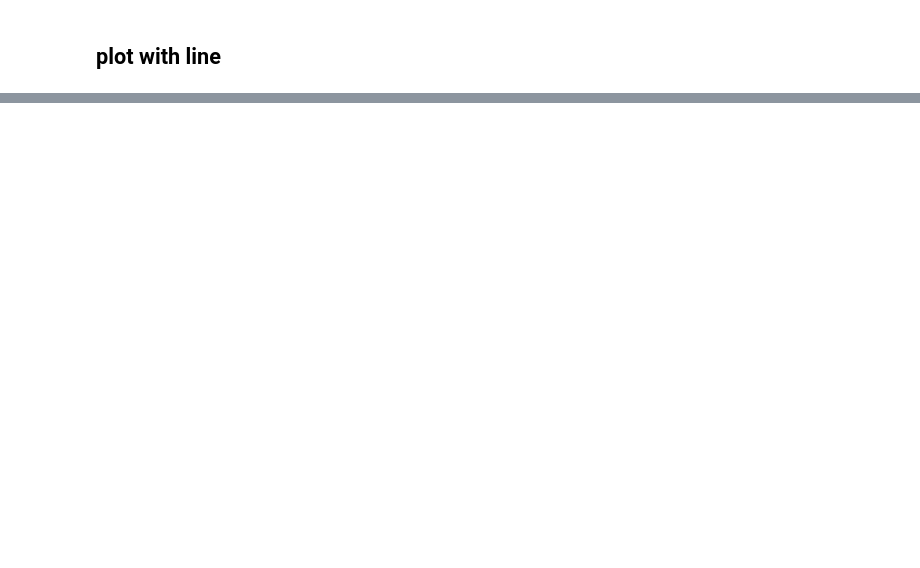
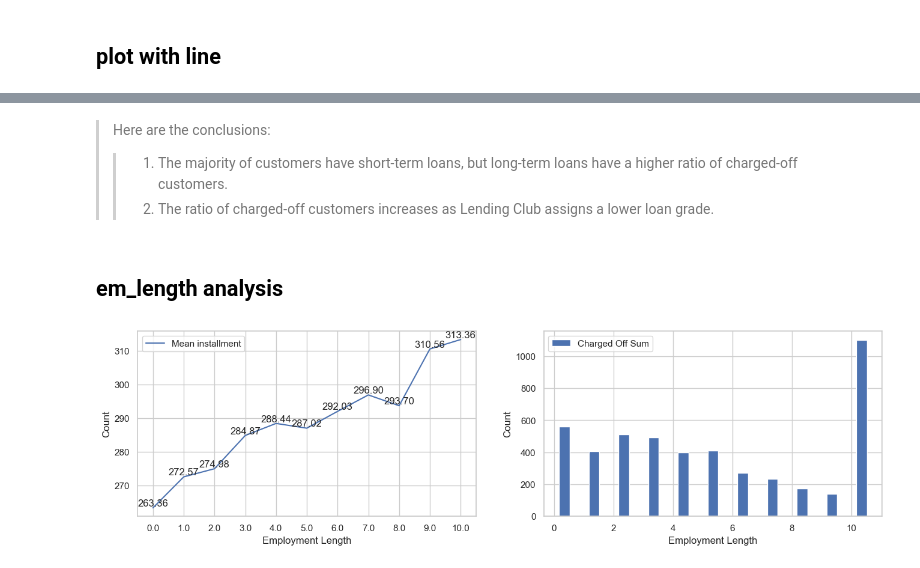
Before and after one commit to cuonghv0298/LendingClubCaseStudy, a Jupyter notebook: eda.ipynb, the cells around one changed output, grey strips where cells are left out. Cells and saved outputs as stored; diff of their text form; code cells hidden in the pictures; blank space fills up the shorter version.

```diff
--- a/eda.ipynb
+++ b/eda.ipynb
@@ -734,8 +587,2 @@ Data columns (total 20 columns):
 dtypes: float64(9), int64(5), object(6)
 memory usage: 5.3+ MB
-# %%
-corr_columns= ['loan_amnt','funded_amnt','funded_amnt_inv', 'int_rate','installment','emp_length','annual_inc','dti', 'mths_since_last_delinq','pub_rec_bankruptcies']
-corr = df[corr_columns].corr()
-sns.set(font_scale=1.1)
-sns.clustermap(corr, annot=True, figsize=(12, 8), cmap="Blues")
-plt.show()
@@ -743,0 +682,42 @@ KeyError: "['funded_amnt_inv'] not in index"
+# %% [markdown]
+> Here are the conclusions:
+>> 1. The majority of customers have short-term loans, but long-term loans have a higher ratio of charged-off customers.
+>> 2. The ratio of charged-off customers increases as Lending Club assigns a lower loan grade.
+# %% [markdown]
+## em_length  analysis
+# %%
+def ana2(df, column):
+    # columns has 2 values, ex: ['emp_length','installment']
+
+    rw = df.pivot_table(index=column, columns='loan_status', values='funded_amnt', aggfunc=len).reset_index()
+    new_df = rw.groupby(column[0]).agg({column[1]: 'mean', 'Charged Off': 'sum'}).reset_index()
+
+    x1 = new_df[column[0]]
+    x2 = new_df[column[1]]
+    charged_off_sum = new_df['Charged Off']
+    width = 0.35  # Width of the bars
+    _, ax = plt.subplots(1,2, figsize=(16, 4))
+    bar1 = ax[0].plot(np.arange(len(x1)), x2, label=f'Mean {column[1]}')
+    # Create bars for 'Charged Off' sum, shift them to the right
+    bar2 = ax[1].bar(np.arange(len(x1)) + width, charged_off_sum, width, label='Charged Off Sum', align='center')
+
+    ax[0].set_xlabel('Employment Length')
+    ax[0].set_ylabel('Count')
+    ax[1].set_xlabel('Employment Length')
+    ax[1].set_ylabel('Count')
+    # ax.set_title('Mean Installment and Charged Off Sum by Employment Length')
+    ax[0].set_xticks(np.arange(len(x1)))
+    ax[0].set_xticklabels(x1)
+    ax[0].legend()
+    ax[1].legend()
+    # Annotate the 'installment' values
+    for i, value in enumerate(x2):
+        ax[0].text(i, value, f'{value:.2f}', ha='center', va='bottom')
+    # Annotate the 'Charged Off' values
+    # for i, value in enumerate(charged_off_sum):
+    #     ax.text(i + width, value, str(value), ha='center', va='bottom')
+    plt.show()
+# %%
+ana2(df, ['emp_length','installment'])
+# %% [output]
+[figure, added]
```
Also changed, not shown: parts of 52 cells of this notebook.
